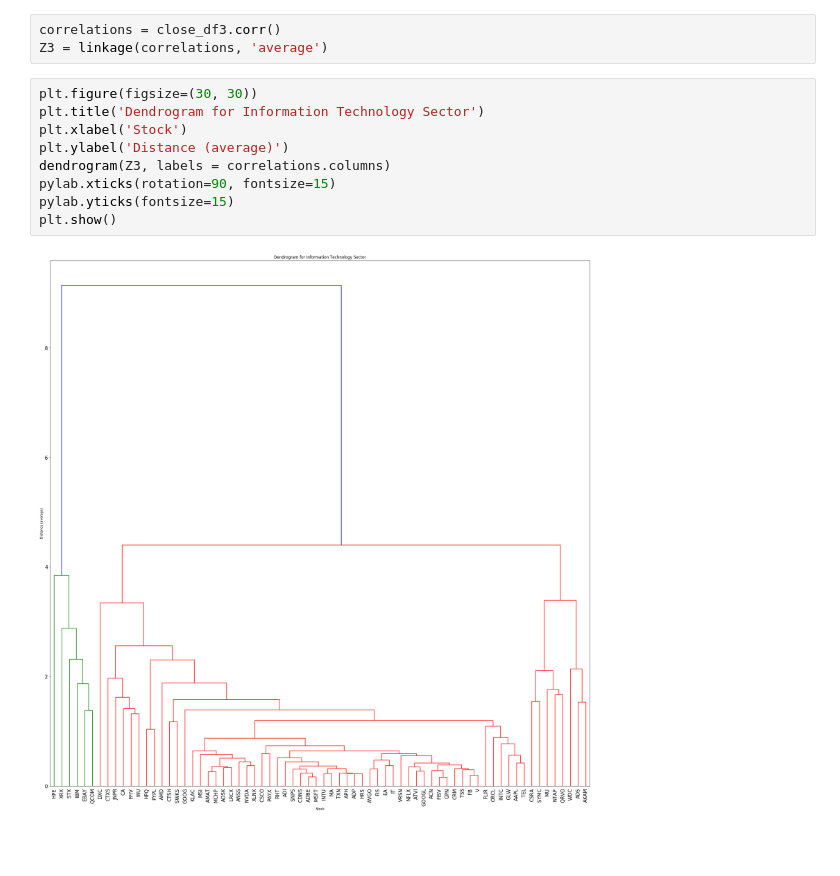
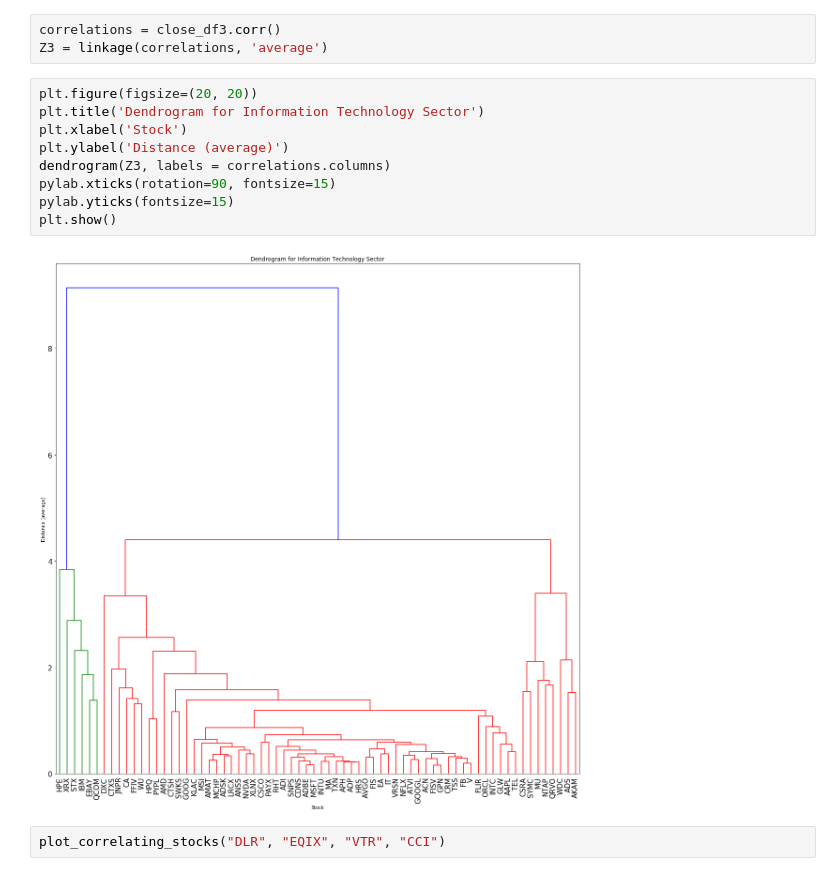
Before and after one commit to Aaivazi000/fintech-master, a Jupyter notebook: Marin Workspace/marin_5.9.ipynb, the cells around one changed output. Drawn from its saved outputs; the diff is of its cells as text; blank space fills up the shorter version.

```diff
--- a/Marin Workspace/marin_5.9.ipynb
+++ b/Marin Workspace/marin_5.9.ipynb
@@ -319,13 +319,15 @@ close_df3 = scale(close_df3)
 correlations = close_df3.corr()
 Z3 = linkage(correlations, 'average')
 # %%
-plt.figure(figsize=(30, 30))
+plt.figure(figsize=(20, 20))
 plt.title('Dendrogram for Information Technology Sector')
 plt.xlabel('Stock')
 plt.ylabel('Distance (average)')
 dendrogram(Z3, labels = correlations.columns)
 pylab.xticks(rotation=90, fontsize=15)
 pylab.yticks(fontsize=15)
 plt.show()
 # %% [output]
-[figure, old version]
+[figure, new version]
+# %%
+plot_correlating_stocks("DLR", "EQIX", "VTR", "CCI")
```
